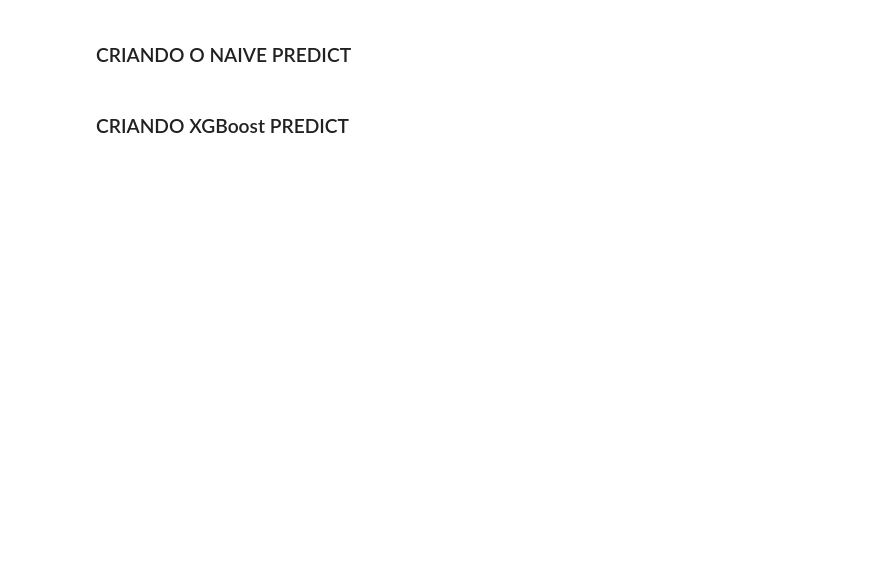
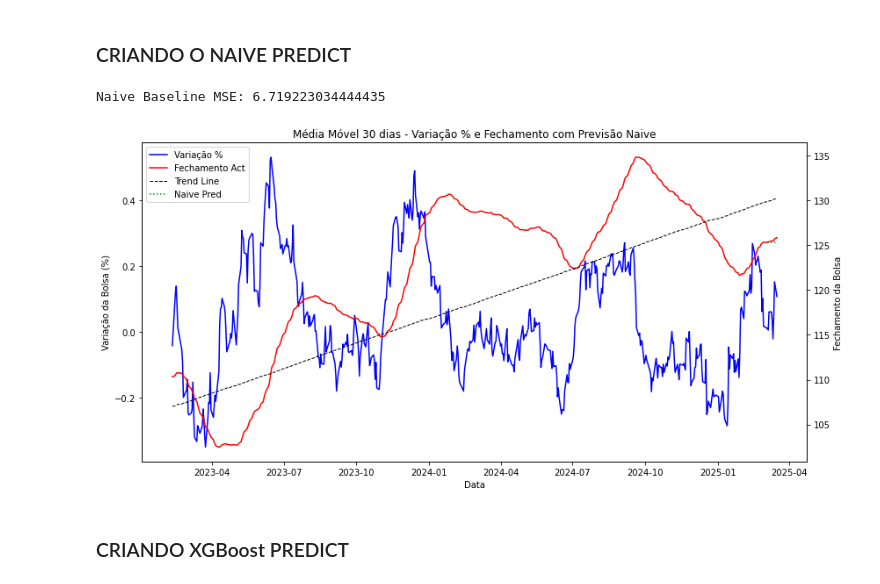
Before and after one commit to luishrufino/previsao_ibovespa, a Jupyter notebook: Machine Code.ipynb, the cells around one changed output. Drawn from its saved outputs; the diff is of its cells as text; code cells hidden in the pictures; blank space fills up the shorter version.

```diff
--- a/Machine Code.ipynb
+++ b/Machine Code.ipynb
@@ -70,45 +147,59 @@ for key, value in result[4].items():
+# %%
+# Define training and test sets
+train_end = '2025-03-01'
+df_train = historic_df.loc[:train_end]
+df_test = historic_df.loc[train_end:]
 # %% [markdown]
 ### CRIANDO O NAIVE PREDICT
 # %%
-# Naive baseline: use last observed value
-naive_pred = historic_df['Último'].shift(1)
+naive_pred = pd.Series(index=historic_df.index, dtype='float64')
+naive_pred.loc[df_train.index] = historic_df['Último'].shift(1).loc[df_train.index]
+last_train_value = historic_df['Último'].rolling(window=30).mean().loc[df_train.index[-1]]
+naive_pred.loc[df_test.index] = last_train_value
+
 
 # Evaluation
 from sklearn.metrics import mean_squared_error
 
-mse_naive = mean_squared_error(historic_df['Último'][1:], naive_pred[1:])
+mse_naive = mean_squared_error(df_test['Último'][1:], naive_pred.loc[df_test.index][1:])
 print(f'Naive Baseline MSE: {mse_naive}')
+# %% [output]
+Naive Baseline MSE: 6.719223034444435
 # %%
 fig, ax = plt.subplots(figsize=(12,6))
 
 # Plot da média móvel da variação percentual no eixo primário
 line1, = ax.plot(historic_df.index, historic_df['Var%'].rolling(window=30).mean(), color='blue', label='Variação %')
-ax.plot(historic_df.index, historic_df['Var%'].rolling(window=30).mean(), color='blue', label='Variação %')
 ax.set_xlabel('Data')
 ax.set_ylabel('Variação da Bolsa (%)')
 ax.tick_params(axis='y')
 
-# Criação do segundo eixo Y (para o fechamento da bolsa)
+# Segundo eixo Y - fechamento
 ay = ax.twinx()
-line2, = ay.plot(historic_df.index, historic_df['Último'].rolling(window=30).mean(), color='red', label='Fechamento Valor')
-ay.plot(historic_df.index, historic_df['Último'].rolling(window=30).mean(), color='red', label='Fechamento Valor')
-line3, = ay.plot(historic_df.index, naive_pred.rolling(window=30).mean(), color='green', label='Naive Var')
-ay.plot(historic_df.index, naive_pred.rolling(window=30).mean(), color='green', label='Naive Var')
+
+# Fechamento real (rolling)
+line2, = ay.plot(historic_df.index, historic_df['Último'].rolling(window=30).mean(), color='red', label='Fechamento Act')
+
+# Linha de tendência (rolling)
+line3, = ay.plot(historic_df.index, historic_df['Trend'].rolling(window=30).mean(),
+                 color='black', linewidth=1, linestyle='--', label='Trend Line')
+
+# Previsão Naive SOMENTE no período de teste (sem rolling para mostrar a linha de previsão)
+line4, = ay.plot(df_test.index, naive_pred.loc[df_test.index], color='green', linestyle=':', linewidth=1.5, label='Naive Pred')
+
 ay.set_ylabel('Fechamento da Bolsa')
 ay.tick_params(axis='y')
 
-
-
-# Título e layout
-lines = [line1, line2, line3]
+# Título e legenda
+lines = [line1, line2, line3, line4]
 labels = [line.get_label() for line in lines]
 ax.legend(lines, labels, loc='upper left')
-
-plt.title('Média Móvel 30 dias - Variação % e Fechamento')
+plt.title('Média Móvel 30 dias - Variação % e Fechamento com Previsão Naive')
 fig.tight_layout()
 
-# Exibir gráfico
 plt.show()
+# %% [output]
+[figure, added]
 # %% [markdown]
 ### CRIANDO XGBoost PREDICT
 # %%
```
Also changed, not shown: parts of 10 cells of this notebook.
